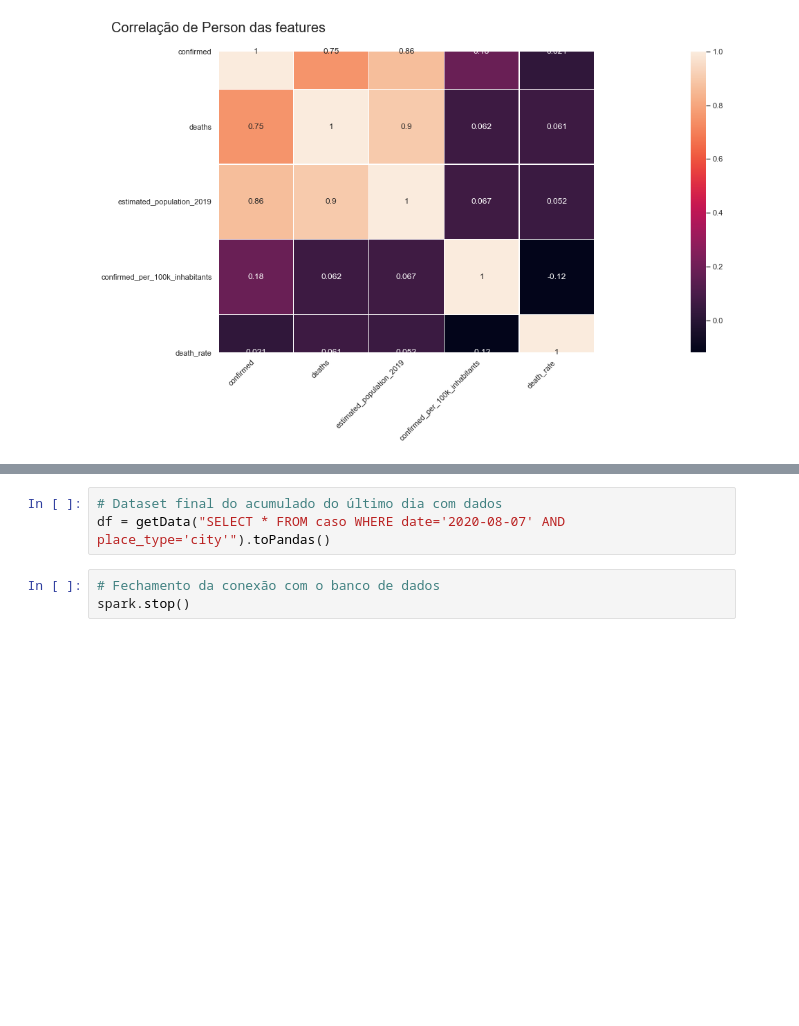
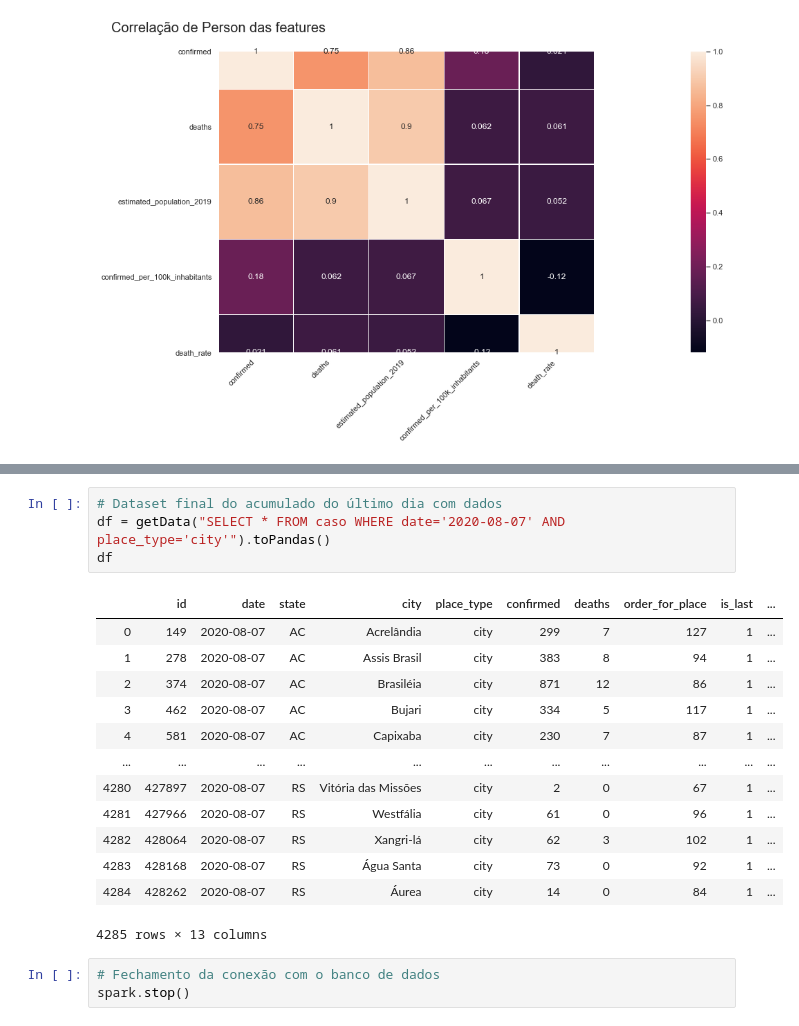
Before and after one commit to marcoguinter/aed_projeto3, a Jupyter notebook: covid19.ipynb, the cells around one changed output, grey strips where cells are left out. Saved outputs shown, nothing was run; the diff lists cells and outputs as text; blank space fills up the shorter version.

```diff
--- a/covid19.ipynb
+++ b/covid19.ipynb
@@ -1090,6 +1112,21 @@ plt.show()
 # %%
 # Dataset final do acumulado do último dia com dados
 df = getData("SELECT * FROM caso WHERE date='2020-08-07' AND place_type='city'").toPandas()
+df
+# %% [output]
+|  | id | date | state | city | place_type | confirmed | deaths | order_for_place | is_last | ... |
+| 0 | 149 | 2020-08-07 | AC | Acrelândia | city | 299 | 7 | 127 | 1 | ... |
+| 1 | 278 | 2020-08-07 | AC | Assis Brasil | city | 383 | 8 | 94 | 1 | ... |
+| 2 | 374 | 2020-08-07 | AC | Brasiléia | city | 871 | 12 | 86 | 1 | ... |
+| 3 | 462 | 2020-08-07 | AC | Bujari | city | 334 | 5 | 117 | 1 | ... |
+| 4 | 581 | 2020-08-07 | AC | Capixaba | city | 230 | 7 | 87 | 1 | ... |
+| ... | ... | ... | ... | ... | ... | ... | ... | ... | ... | ... |
+| 4280 | 427897 | 2020-08-07 | RS | Vitória das Missões | city | 2 | 0 | 67 | 1 | ... |
+| 4281 | 427966 | 2020-08-07 | RS | Westfália | city | 61 | 0 | 96 | 1 | ... |
+| 4282 | 428064 | 2020-08-07 | RS | Xangri-lá | city | 62 | 3 | 102 | 1 | ... |
+| 4283 | 428168 | 2020-08-07 | RS | Água Santa | city | 73 | 0 | 92 | 1 | ... |
+| 4284 | 428262 | 2020-08-07 | RS | Áurea | city | 14 | 0 | 84 | 1 | ... |
+4285 rows × 13 columns
 # %%
 # Fechamento da conexão com o banco de dados
 spark.stop()
```
Also changed, not shown: parts of 9 cells of this notebook.
